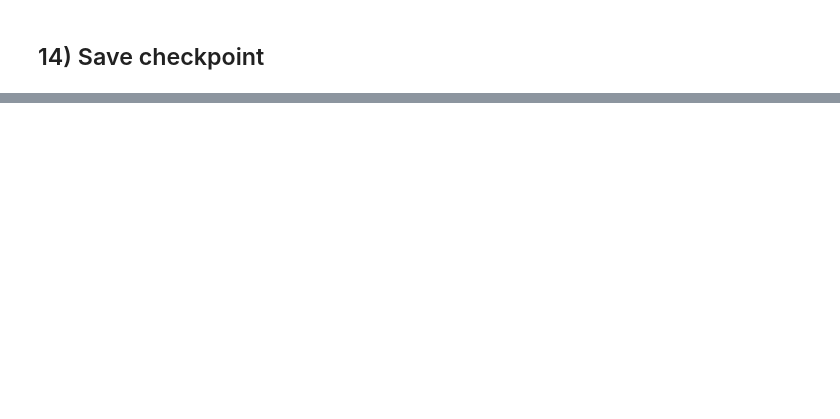
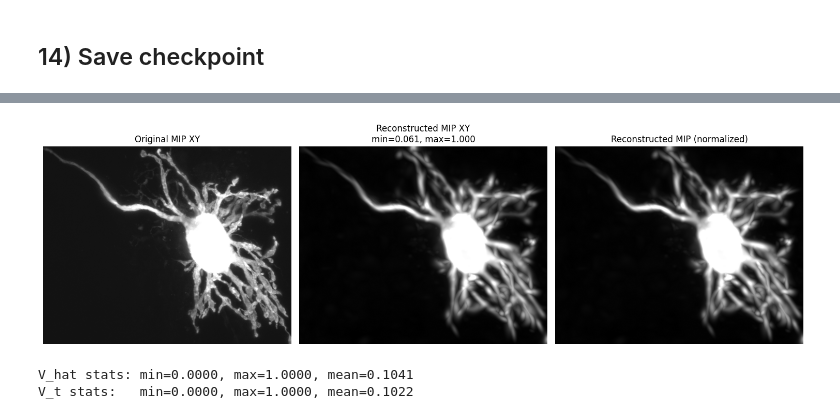
Before and after one commit to asheibanifard/neurogs, a Jupyter notebook: NeuroGS_Codec_Starter.ipynb, the cells around one changed output, grey strips where cells are left out. Saved outputs shown, nothing was run; the diff lists cells and outputs as text; code cells hidden in the pictures; blank space fills up the shorter version.

```diff
--- a/NeuroGS_Codec_Starter.ipynb
+++ b/NeuroGS_Codec_Starter.ipynb
@@ -383,7 +886,8 @@ losses = train(model, V_t, coords_grid, M)
 # %%
 
 @torch.no_grad()
-def reconstruct_full(model: GaussianMixtureVolume, coords_grid: torch.Tensor, chunk=800_000):
+def reconstruct_full(model: GaussianMixtureVolume, coords_grid: torch.Tensor, chunk=8_000):
+    # chunk reduced: memory = O(chunk * N * 3), with N=6000, chunk=8000 -> ~550MB
     Z,Y,X,_ = coords_grid.shape
     coords = coords_grid.reshape(-1,3)
     out = torch.empty(coords.shape[0], device=coords.device, dtype=torch.float32)
@@ -558,0 +1163,34 @@ print("Saved checkpoint:", CKPT_PATH)
+# %%
+
+# show the mip projection of the reconstructed volume vs original
+import matplotlib.pyplot as plt
+
+fig, axes = plt.subplots(1, 3, figsize=(15, 5))
+
+# Original MIP
+mip_orig = V_t.max(dim=0).values.cpu().numpy()
+axes[0].imshow(mip_orig, cmap='gray', vmin=0, vmax=1)
+axes[0].set_title('Original MIP XY')
+axes[0].axis('off')
+
+# Reconstructed MIP (auto-scaled for visibility)
+mip_recon = V_hat.max(dim=0).values.cpu().numpy()
+axes[1].imshow(mip_recon, cmap='gray')  # auto-scale
+axes[1].set_title(f'Reconstructed MIP XY\nmin={mip_recon.min():.3f}, max={mip_recon.max():.3f}')
+axes[1].axis('off')
+
+# Reconstructed MIP normalized to [0,1] for comparison
+mip_recon_norm = (mip_recon - mip_recon.min()) / (mip_recon.max() - mip_recon.min() + 1e-8)
+axes[2].imshow(mip_recon_norm, cmap='gray', vmin=0, vmax=1)
+axes[2].set_title('Reconstructed MIP (normalized)')
+axes[2].axis('off')
+
+plt.tight_layout()
+plt.show()
+
+print(f"V_hat stats: min={float(V_hat.min()):.4f}, max={float(V_hat.max()):.4f}, mean={float(V_hat.mean()):.4f}")
+print(f"V_t stats:   min={float(V_t.min()):.4f}, max={float(V_t.max()):.4f}, mean={float(V_t.mean()):.4f}")
+# %% [output]
+[figure, added]
+V_hat stats: min=0.0000, max=1.0000, mean=0.1041
+V_t stats:   min=0.0000, max=1.0000, mean=0.1022
```
Also changed, not shown: parts of 15 cells of this notebook, 9 other files.
